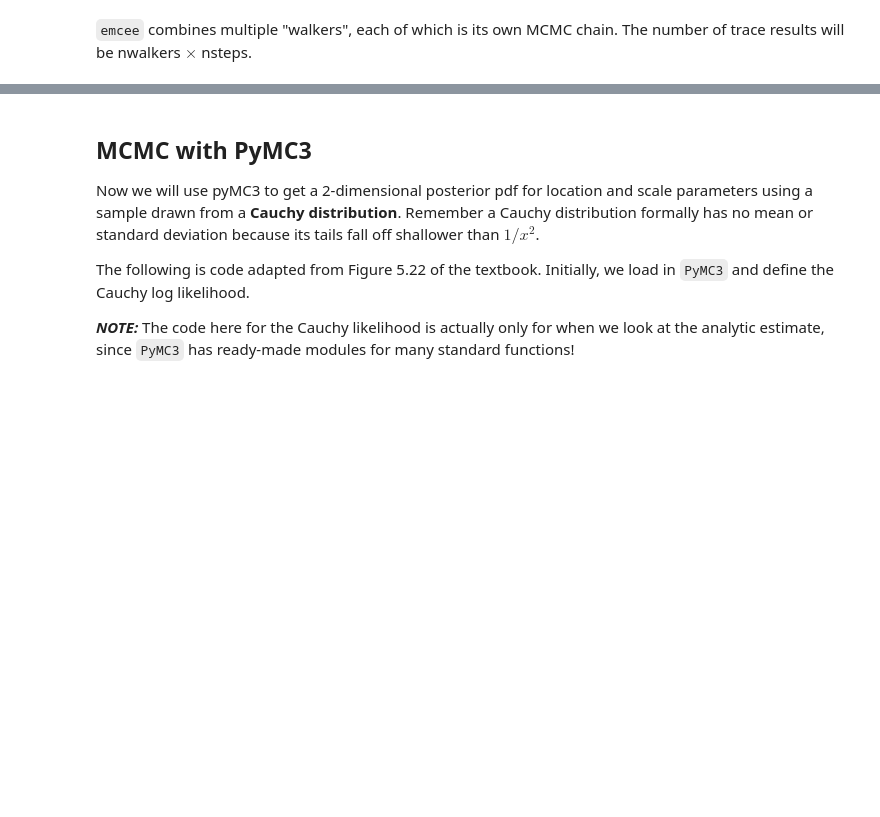
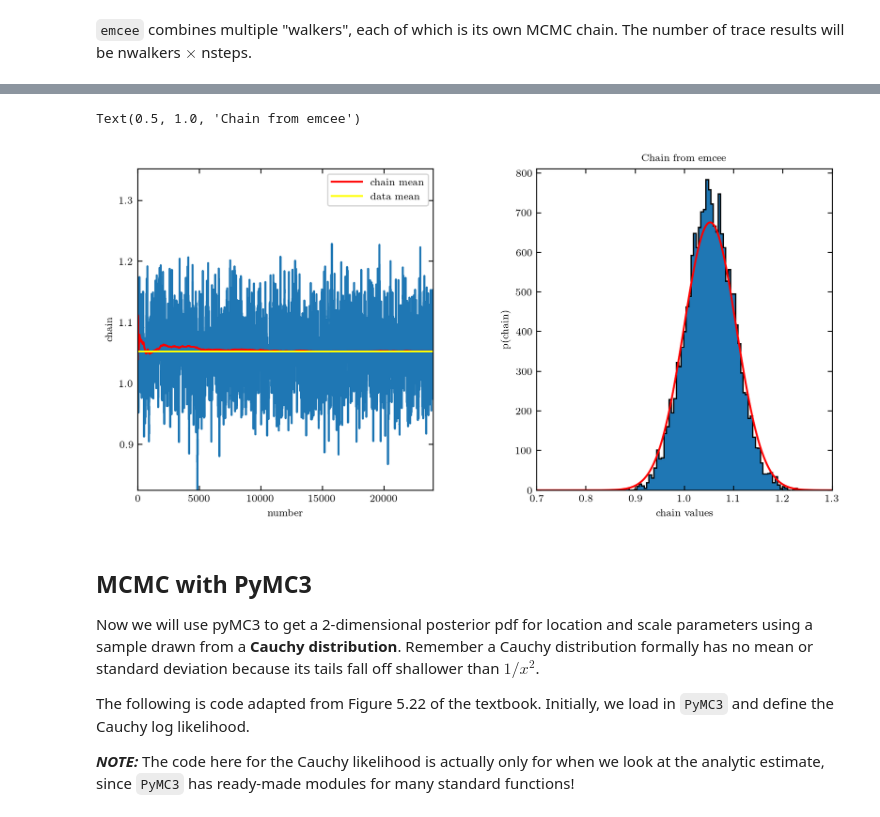
Before and after one commit to agupta-umiss/phys629-fall-2023, a Jupyter notebook: lectures/lecture_22.ipynb, the cells around one changed output, grey strips where cells are left out. Saved outputs shown, nothing was run; the diff lists cells and outputs as text; code cells hidden in the pictures; blank space fills up the shorter version.

```diff
--- a/lectures/lecture_22.ipynb
+++ b/lectures/lecture_22.ipynb
@@ -129,34 +134,37 @@ plt.plot(xgrid, chainE)
 ax1.axis([0, M, np.min(chainE), 1.1*np.max(chainE)])
 plt.xlabel('number')
 plt.ylabel('chain')
 
 # plot running mean:
 meanC = [np.mean(chainE[:int(N)]) for N in xgrid]
 ax1.plot(xgrid, meanC, c='red', label='chain mean')
 ax1.plot(xgrid, 0*xgrid + np.mean(data),
          c='yellow',label='data mean')
 ax1.legend()
 
 ax2 = fig.add_subplot(122)
 # skip first burn samples
-burn = 1000
+burn = 6000
 Nchain = np.size(chainE[xgrid>burn])
 Nhist, bins, patches = plt.hist(chainE[xgrid>burn],
                                 bins='auto', histtype='stepfilled')
 
 # plot expectations based on central limit theorem
 binwidth = bins[1] - bins[0]
 muCLT = np.mean(data)
 sigCLT = np.std(data)/np.sqrt(Ndata)
 muGrid = np.linspace(0.7, 1.3, 500)
 gauss = Nchain * binwidth * stats.norm(muCLT, sigCLT).pdf(muGrid)
 ax2.plot(muGrid, gauss, c='red')
 
 ax2.set_ylabel('p(chain)')
 ax2.set_xlabel('chain values')
 ax2.set_xlim(0.7, 1.3)
 ax2.set_ylim(0, 1.2*np.max(gauss))
 ax2.set_title(r'Chain from emcee')
+# %% [output]
+Text(0.5, 1.0, 'Chain from emcee')
+[figure, added]
 # %% [markdown]
 ##  MCMC with PyMC3 <a class="anchor" id="four"></a>
 
```
Also changed, not shown: parts of 12 cells of this notebook, 12 other files.
